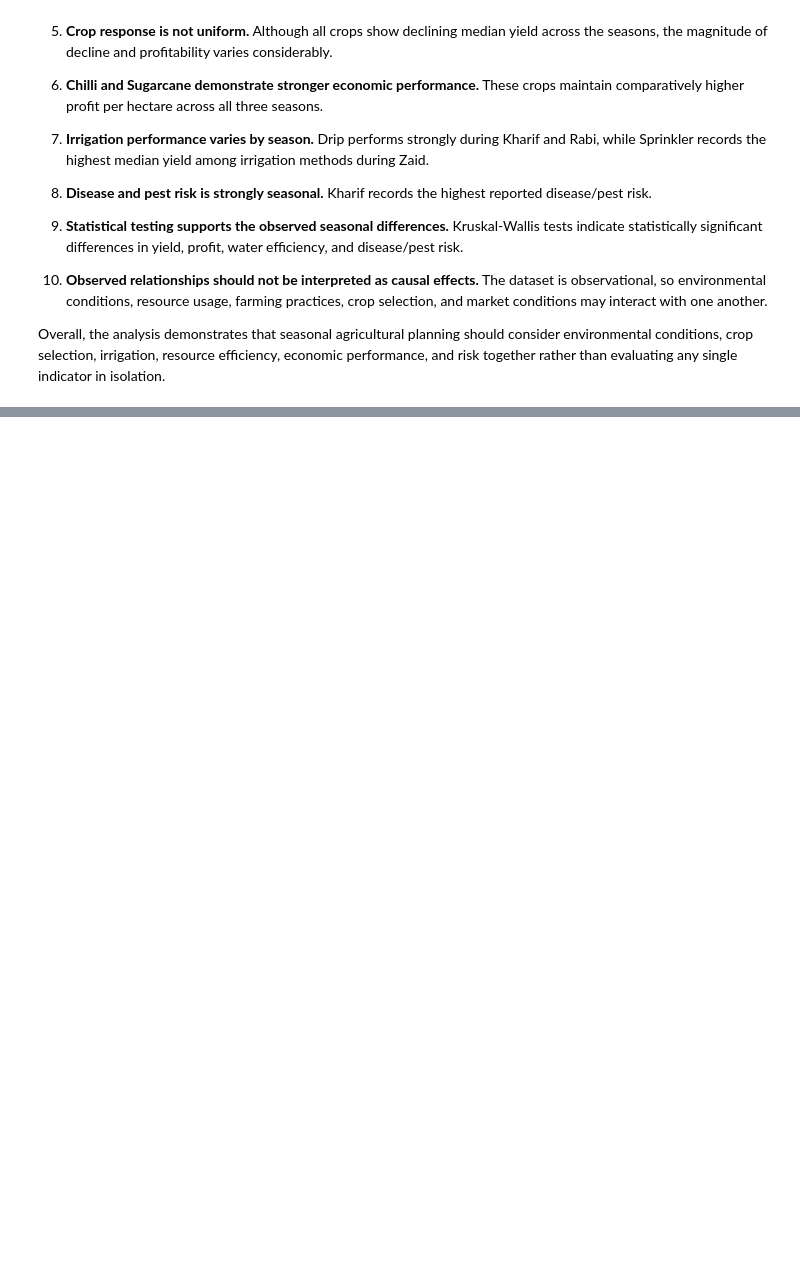
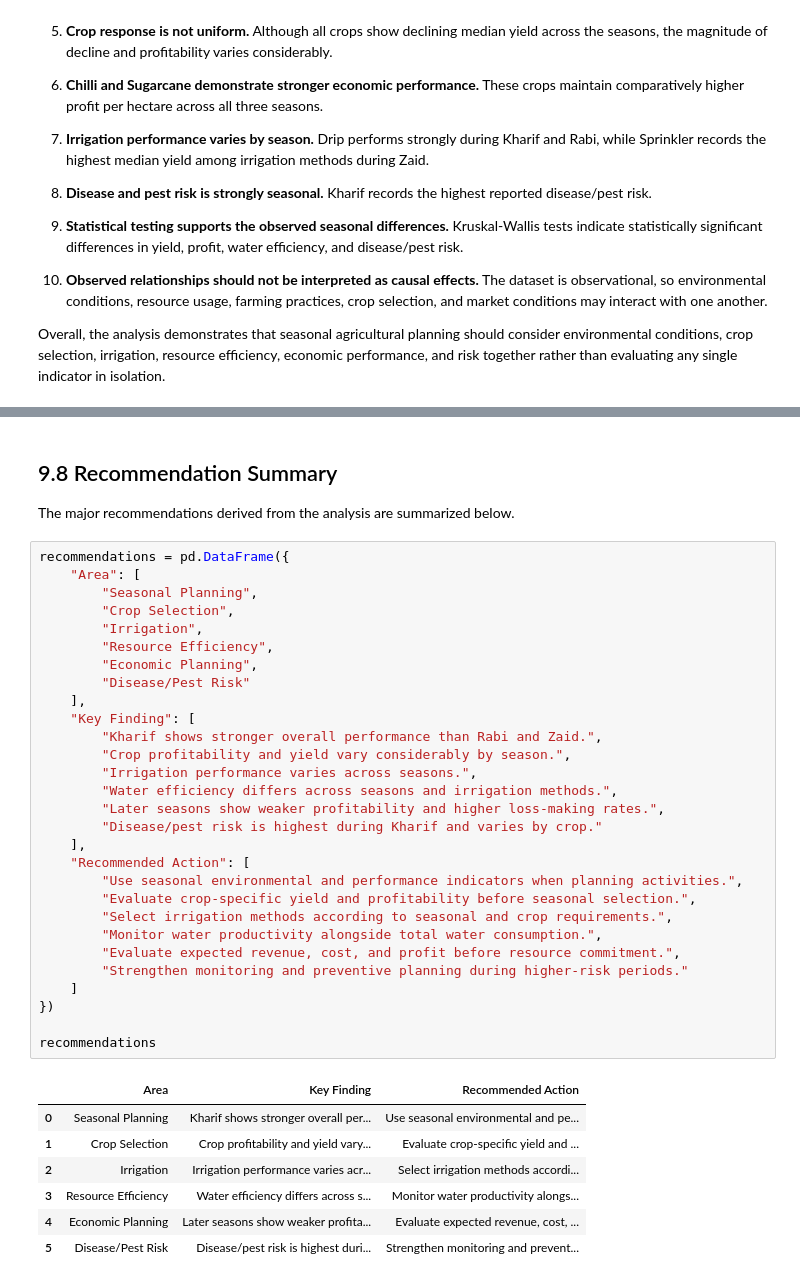
Before and after one commit to TharunPranav2007/Seasonal-Agriculture-Performance-Analysis, a Jupyter notebook: notebooks/seasonal_agriculture_analysis.ipynb, the cells around one changed output, grey strips where cells are left out. Cells and saved outputs as stored; diff of their text form; blank space fills up the shorter version.

Commit message:
feat: add data-driven recommendations

```diff
--- a/notebooks/seasonal_agriculture_analysis.ipynb
+++ b/notebooks/seasonal_agriculture_analysis.ipynb
@@ -3600,0 +3726,41 @@ Overall, the analysis demonstrates that seasonal agricultural planning should co
+# %% [markdown]
+## 9.8 Recommendation Summary
+
+The major recommendations derived from the analysis are summarized below.
+# %%
+recommendations = pd.DataFrame({
+    "Area": [
+        "Seasonal Planning",
+        "Crop Selection",
+        "Irrigation",
+        "Resource Efficiency",
+        "Economic Planning",
+        "Disease/Pest Risk"
+    ],
+    "Key Finding": [
+        "Kharif shows stronger overall performance than Rabi and Zaid.",
+        "Crop profitability and yield vary considerably by season.",
+        "Irrigation performance varies across seasons.",
+        "Water efficiency differs across seasons and irrigation methods.",
+        "Later seasons show weaker profitability and higher loss-making rates.",
+        "Disease/pest risk is highest during Kharif and varies by crop."
+    ],
+    "Recommended Action": [
+        "Use seasonal environmental and performance indicators when planning activities.",
+        "Evaluate crop-specific yield and profitability before seasonal selection.",
+        "Select irrigation methods according to seasonal and crop requirements.",
+        "Monitor water productivity alongside total water consumption.",
+        "Evaluate expected revenue, cost, and profit before resource commitment.",
+        "Strengthen monitoring and preventive planning during higher-risk periods."
+    ]
+})
+
+recommendations
+# %% [output]
+|  | Area | Key Finding | Recommended Action |
+| 0 | Seasonal Planning | Kharif shows stronger overall per... | Use seasonal environmental and pe... |
+| 1 | Crop Selection | Crop profitability and yield vary... | Evaluate crop-specific yield and ... |
+| 2 | Irrigation | Irrigation performance varies acr... | Select irrigation methods accordi... |
+| 3 | Resource Efficiency | Water efficiency differs across s... | Monitor water productivity alongs... |
+| 4 | Economic Planning | Later seasons show weaker profita... | Evaluate expected revenue, cost, ... |
+| 5 | Disease/Pest Risk | Disease/pest risk is highest duri... | Strengthen monitoring and prevent... |
```
Also changed, not shown: parts of 9 cells of this notebook.
